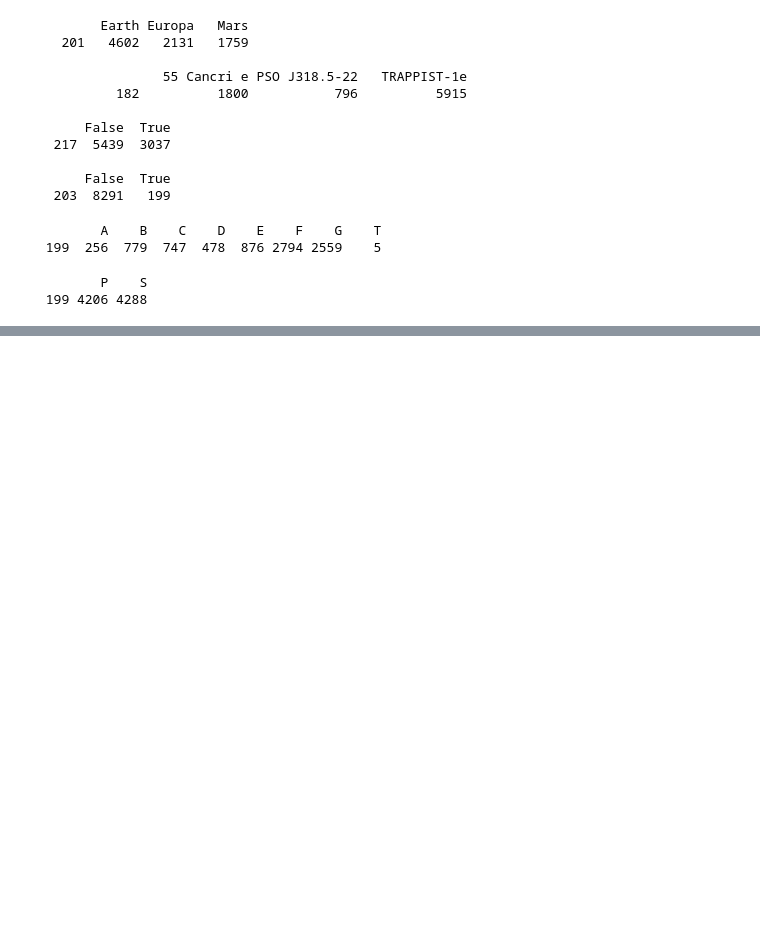
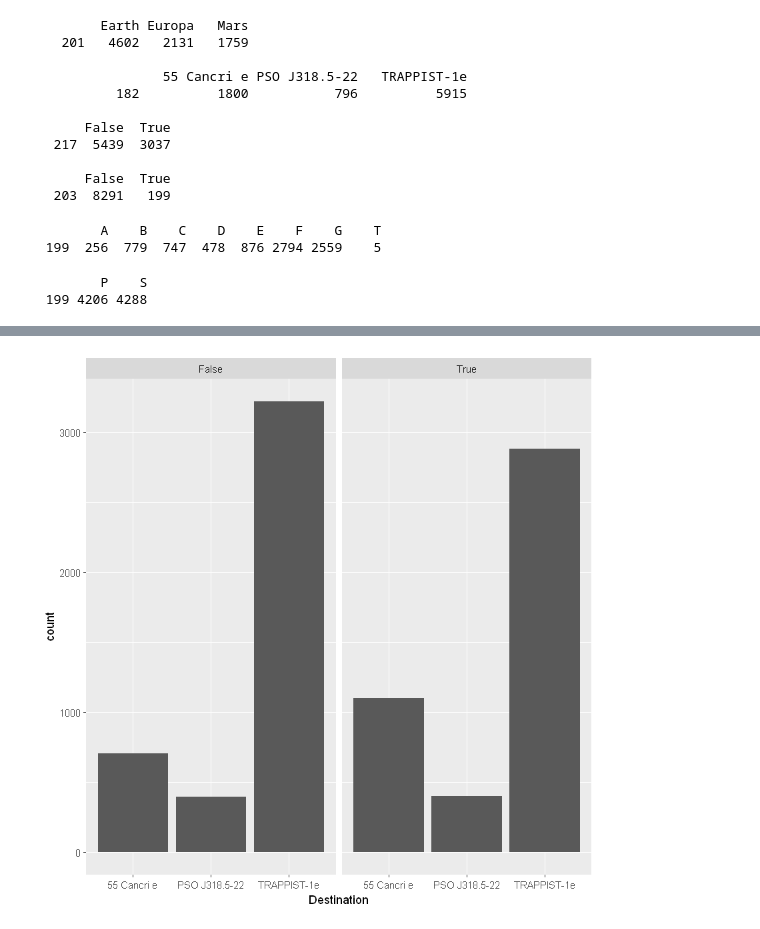
Before and after one commit to Adrisui3/Spaceship-Titanic, a Jupyter notebook: eda.ipynb, the cells around one changed output, grey strips where cells are left out. Saved outputs shown, nothing was run; the diff lists cells and outputs as text; code cells hidden in the pictures; blank space fills up the shorter version.

```diff
--- a/eda.ipynb
+++ b/eda.ipynb
@@ -134,4 +141,6 @@ missmap(df)
 # %%
-ggplot(df, aes(x = Destination)) +
+ggplot(df_imputed, aes(x = Destination)) +
     geom_bar() +
     facet_wrap(~Transported)
+# %% [output]
+[figure, added]
```
Also changed, not shown: parts of 26 cells of this notebook.
